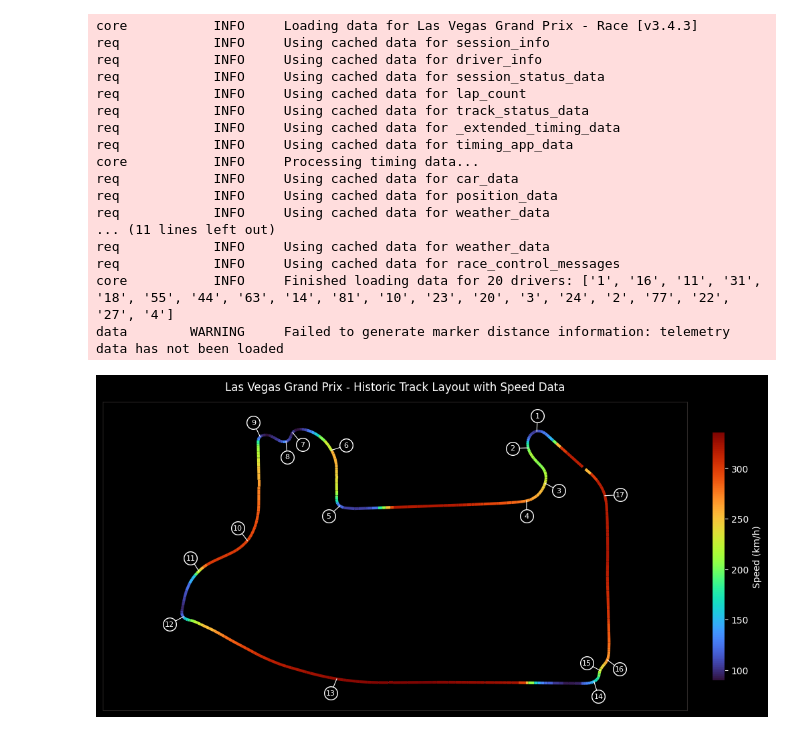
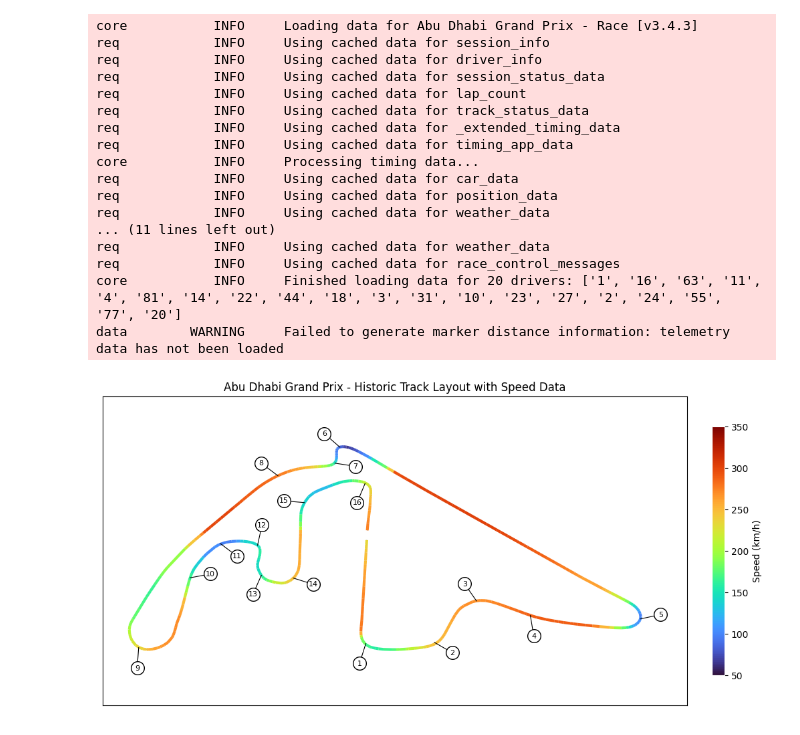
Before and after one commit to CharlotteGithub-prog/mclaren-performance-analysis-2024, a Jupyter notebook: plots/plot_track-characteristics_speed.ipynb, the cells around one changed output. Cells and saved outputs as stored; diff of their text form; code cells hidden in the pictures.

Commit message:
Add inverted track plot

```diff
--- a/plots/plot_track-characteristics_speed.ipynb
+++ b/plots/plot_track-characteristics_speed.ipynb
@@ -24,7 +20,7 @@ ff1.Cache.enable_cache(cache_path)
 # years = [2019, 2020, 2021, 2022, 2023]
 
 # Define target session
-year, grand_prix, session_type = 2023, 'Las Vegas', 'R'
+year, grand_prix, session_type = 2023, 'Abu Dhabi', 'R'
 
 # Define a color map for speed visualisations
 colors = ["blue", "yellow", "red"]
@@ -250,8 +246,8 @@ track = pos[['X', 'Y']].to_numpy()
 rotated_track = rotate(track, angle=track_angle)
 
 # Plot the base track layout
-fig, ax = plt.subplots(figsize=(12, 6), facecolor='black')  # Set figure background to black
-ax.set_facecolor('black')  # Set axis background to black
+fig, ax = plt.subplots(figsize=(12, 6), facecolor='white')  # Set figure background to black
+ax.set_facecolor('white')  # Set axis background to black
 plt.plot(rotated_track[:, 0], rotated_track[:, 1], color='gray', lw=0.5)
 
 # Collect and rotate speed data along the track
@@ -261,21 +257,21 @@ track_points = rotate(pos[['X', 'Y']].to_numpy(), angle=track_angle)
 
 # Prepare segments for color-coded line
 segments = np.concatenate([track_points[:-1], track_points[1:]], axis=1).reshape(-1, 2, 2)
-line_collection = LineCollection(segments, cmap='turbo', norm=plt.Normalize(vmin=speed.min(), vmax=speed.max()))
+line_collection = LineCollection(segments, cmap='turbo', norm=plt.Normalize(vmin=50, vmax=350))
 line_collection.set_array(speed)
 line_collection.set_linewidth(3)
 ax.add_collection(line_collection)
 
 # Color bar for speed values with black background
 cbar = plt.colorbar(line_collection, ax=ax, fraction=0.02, pad=0.04)
-cbar.set_label("Speed (km/h)", color='white', fontsize=10)
-cbar.outline.set_edgecolor('black')
-cbar.ax.yaxis.set_tick_params(color='white')
-plt.setp(plt.getp(cbar.ax.axes, 'yticklabels'), color='white')
+cbar.set_label("Speed (km/h)", color='black', fontsize=10)
+cbar.outline.set_edgecolor('white')
+cbar.ax.yaxis.set_tick_params(color='black')
+plt.setp(plt.getp(cbar.ax.axes, 'yticklabels'), color='black')
 
 # Title and plot adjustments
 plt.title(f"{grand_prix} Grand Prix - Historic Track Layout with Speed Data",
-          color='white', fontsize=12)  # Set title color to white
+          color='black', fontsize=12)  # Set title color to white
 plt.xticks([])  # Remove x-axis ticks
 plt.yticks([])  # Remove y-axis ticks
 plt.axis('equal')  # Keep proportions
@@ -305,37 +301,37 @@ for _, corner in circuit_info.corners.iterrows():
     text_x, text_y = rotate([text_x, text_y], angle=track_angle)
     track_x, track_y = rotate([corner['X'], corner['Y']], angle=track_angle)
 
     # Draw a line from the track to the label circle
-    plt.plot([track_x, text_x], [track_y, text_y], color='white', lw=0.8, zorder=3)
+    plt.plot([track_x, text_x], [track_y, text_y], color='black', lw=0.8, zorder=3)
 
     # Draw a larger circle for each corner
-    plt.scatter(text_x, text_y, color='black', s=200, edgecolor='white', zorder=3)
+    plt.scatter(text_x, text_y, color='white', s=200, edgecolor='black', zorder=3)
 
     # Add the corner label text with more contrast
-    plt.text(text_x, text_y, txt, va='center', ha='center', fontsize=8, color='white', zorder=6)  # Adjusted fontsize for better readability
+    plt.text(text_x, text_y, txt, va='center', ha='center', fontsize=8, color='black', zorder=6)  # Adjusted fontsize for better readability
 
 # Save plot
-file_name = '/Users/charlotte/Desktop/'+grand_prix+' Grand Prix - Speed Map.png'
+file_name = '/Users/charlotte/Desktop/'+grand_prix+' Grand Prix - Speed Map_inverted.png'
 plt.savefig(file_name, dpi=300)  # bbox_inches='tight'
 
 # Display the plot
 plt.show()
 # %% [output]
-core           INFO     Loading data for Las Vegas Grand Prix - Race [v3.4.3]
+core           INFO     Loading data for Abu Dhabi Grand Prix - Race [v3.4.3]
 req            INFO     Using cached data for session_info
 req            INFO     Using cached data for driver_info
 req            INFO     Using cached data for session_status_data
 req            INFO     Using cached data for lap_count
 req            INFO     Using cached data for track_status_data
 req            INFO     Using cached data for _extended_timing_data
 req            INFO     Using cached data for timing_app_data
 core           INFO     Processing timing data...
 req            INFO     Using cached data for car_data
 req            INFO     Using cached data for position_data
 req            INFO     Using cached data for weather_data
 ... (11 lines left out)
 req            INFO     Using cached data for weather_data
 req            INFO     Using cached data for race_control_messages
-core           INFO     Finished loading data for 20 drivers: ['1', '16', '11', '31', '18', '55', '44', '63', '14', '81', '10', '23', '20', '3', '24', '2', '77', '22', '27', '4']
+core           INFO     Finished loading data for 20 drivers: ['1', '16', '63', '11', '4', '81', '14', '22', '44', '18', '3', '31', '10', '23', '27', '2', '24', '55', '77', '20']
 data        WARNING     Failed to generate marker distance information: telemetry data has not been loaded
-[figure, old version]
+[figure, new version]
```
Also changed, not shown: parts of 2 cells of this notebook.
